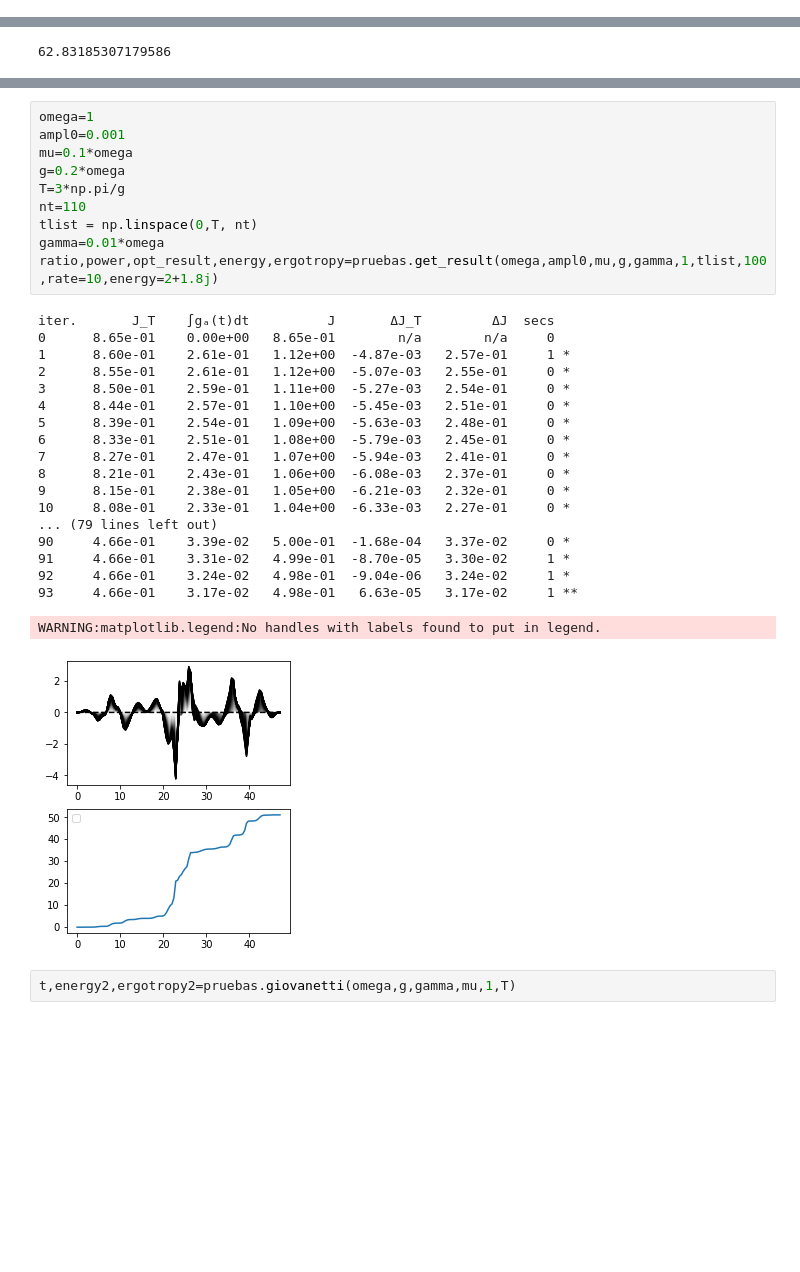
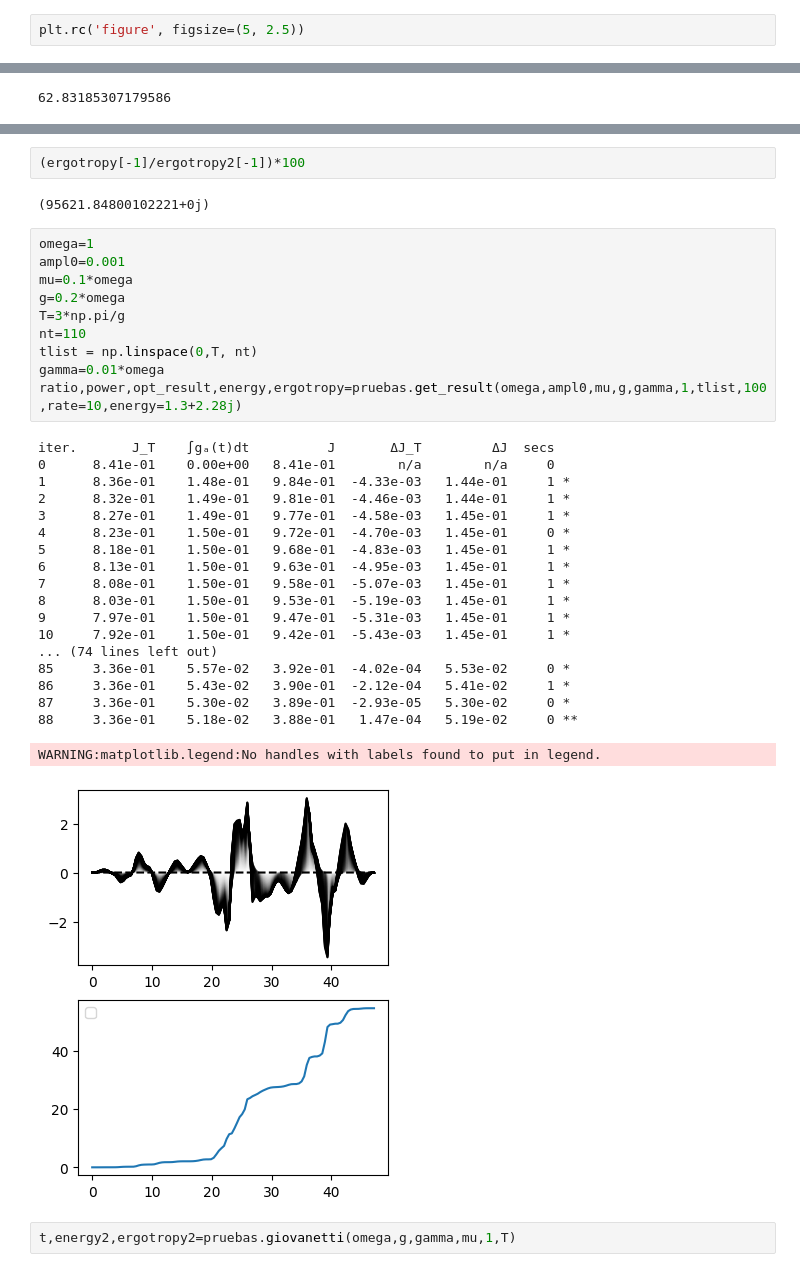
Before and after one commit to gsuarezr/krotov, a Jupyter notebook: Mixed/Linear/Plots energia-0.05omega.ipynb, the cells around one changed output, grey strips where cells are left out. Cells and saved outputs as stored; diff of their text form; blank space fills up the shorter version.

```diff
--- a/Mixed/Linear/Plots energia-0.05omega.ipynb
+++ b/Mixed/Linear/Plots energia-0.05omega.ipynb
@@ -49,3 +57,5 @@ pruebas.field_energy(opt_result,tlist,T,nt)
+# %%
+plt.rc('figure', figsize=(5, 2.5))
 # %%
 plt.plot(tlist*g,np.real(energy),color='darkcyan')
 plt.plot(tlist*g,np.real(ergotropy),ls='dashdot',color='darkcyan')
@@ -121,33 +139,37 @@ plt.show()
+# %%
+(ergotropy[-1]/ergotropy2[-1])*100
+# %% [output]
+(95621.84800102221+0j)
 # %%
 omega=1
 ampl0=0.001
 mu=0.1*omega
 g=0.2*omega
 T=3*np.pi/g
 nt=110
 tlist = np.linspace(0,T, nt)
 gamma=0.01*omega
-ratio,power,opt_result,energy,ergotropy=pruebas.get_result(omega,ampl0,mu,g,gamma,1,tlist,100,rate=10,energy=2+1.8j)
+ratio,power,opt_result,energy,ergotropy=pruebas.get_result(omega,ampl0,mu,g,gamma,1,tlist,100,rate=10,energy=1.3+2.28j)
 # %% [output]
 iter.       J_T    ∫gₐ(t)dt          J       ΔJ_T         ΔJ  secs
-0      8.65e-01    0.00e+00   8.65e-01        n/a        n/a     0
-1      8.60e-01    2.61e-01   1.12e+00  -4.87e-03   2.57e-01     1 *
-2      8.55e-01    2.61e-01   1.12e+00  -5.07e-03   2.55e-01     0 *
-3      8.50e-01    2.59e-01   1.11e+00  -5.27e-03   2.54e-01     0 *
-4      8.44e-01    2.57e-01   1.10e+00  -5.45e-03   2.51e-01     0 *
-5      8.39e-01    2.54e-01   1.09e+00  -5.63e-03   2.48e-01     0 *
-6      8.33e-01    2.51e-01   1.08e+00  -5.79e-03   2.45e-01     0 *
-7      8.27e-01    2.47e-01   1.07e+00  -5.94e-03   2.41e-01     0 *
-8      8.21e-01    2.43e-01   1.06e+00  -6.08e-03   2.37e-01     0 *
-9      8.15e-01    2.38e-01   1.05e+00  -6.21e-03   2.32e-01     0 *
-10     8.08e-01    2.33e-01   1.04e+00  -6.33e-03   2.27e-01     0 *
-... (79 lines left out)
-90     4.66e-01    3.39e-02   5.00e-01  -1.68e-04   3.37e-02     0 *
-91     4.66e-01    3.31e-02   4.99e-01  -8.70e-05   3.30e-02     1 *
-92     4.66e-01    3.24e-02   4.98e-01  -9.04e-06   3.24e-02     1 *
-93     4.66e-01    3.17e-02   4.98e-01   6.63e-05   3.17e-02     1 **
+0      8.41e-01    0.00e+00   8.41e-01        n/a        n/a     0
+1      8.36e-01    1.48e-01   9.84e-01  -4.33e-03   1.44e-01     1 *
+2      8.32e-01    1.49e-01   9.81e-01  -4.46e-03   1.44e-01     1 *
+3      8.27e-01    1.49e-01   9.77e-01  -4.58e-03   1.45e-01     1 *
+4      8.23e-01    1.50e-01   9.72e-01  -4.70e-03   1.45e-01     0 *
+5      8.18e-01    1.50e-01   9.68e-01  -4.83e-03   1.45e-01     1 *
+6      8.13e-01    1.50e-01   9.63e-01  -4.95e-03   1.45e-01     1 *
+7      8.08e-01    1.50e-01   9.58e-01  -5.07e-03   1.45e-01     1 *
+8      8.03e-01    1.50e-01   9.53e-01  -5.19e-03   1.45e-01     1 *
+9      7.97e-01    1.50e-01   9.47e-01  -5.31e-03   1.45e-01     1 *
+10     7.92e-01    1.50e-01   9.42e-01  -5.43e-03   1.45e-01     1 *
+... (74 lines left out)
+85     3.36e-01    5.57e-02   3.92e-01  -4.02e-04   5.53e-02     0 *
+86     3.36e-01    5.43e-02   3.90e-01  -2.12e-04   5.41e-02     1 *
+87     3.36e-01    5.30e-02   3.89e-01  -2.93e-05   5.30e-02     0 *
+88     3.36e-01    5.18e-02   3.88e-01   1.47e-04   5.19e-02     0 **
 WARNING:matplotlib.legend:No handles with labels found to put in legend.
-[figure, old version]
+[figure, new version]
 # %%
 t,energy2,ergotropy2=pruebas.giovanetti(omega,g,gamma,mu,1,T)
 # %%
```
Also changed, not shown: parts of 18 cells of this notebook, 26 other files.
